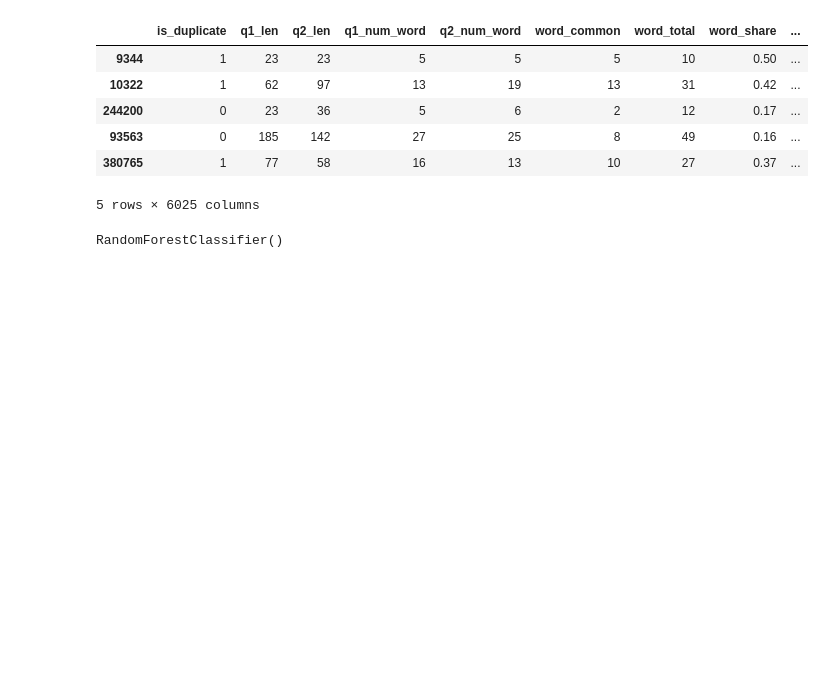
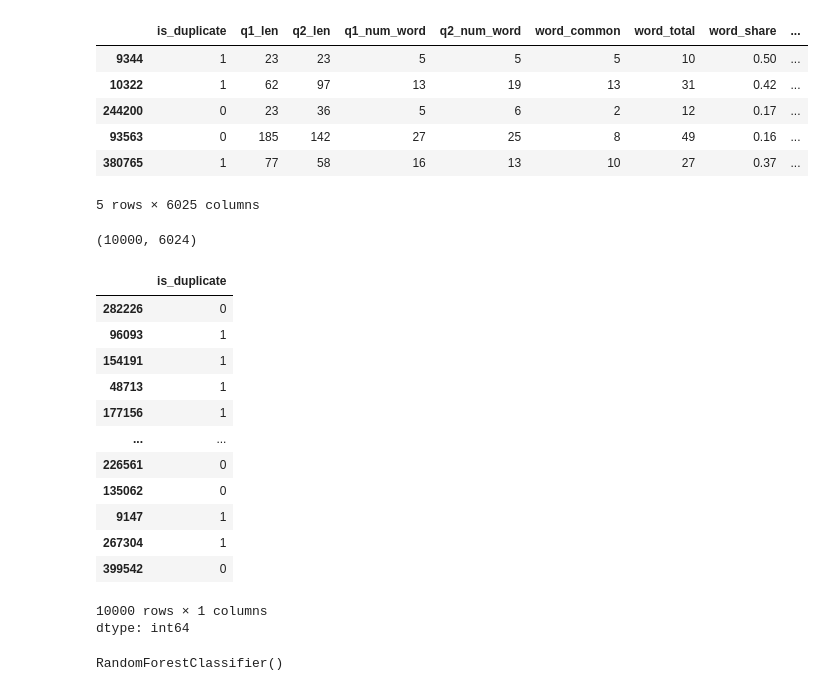
Before and after one commit to Ebratul/Python, a Jupyter notebook: NLP/NLP1_Duplicate_Question_Pairs_.ipynb, the cells around one changed output. Saved outputs shown, nothing was run; the diff lists cells and outputs as text; code cells hidden in the pictures; blank space fills up the shorter version.

```diff
--- a/NLP/NLP1_Duplicate_Question_Pairs_.ipynb
+++ b/NLP/NLP1_Duplicate_Question_Pairs_.ipynb
@@ -1315,9 +1325,27 @@ total_df.head()
 from sklearn.model_selection import train_test_split
 # %%
 x = total_df.iloc[:,1:]
-# x
-y = total_df.iloc[:,0]
-# y
+x.shape
+# %% [output]
+(10000, 6024)
+# %%
+y = total_df.iloc[:,0]
+y
+# %% [output]
+|  | is_duplicate |
+| 282226 | 0 |
+| 96093 | 1 |
+| 154191 | 1 |
+| 48713 | 1 |
+| 177156 | 1 |
+| ... | ... |
+| 226561 | 0 |
+| 135062 | 0 |
+| 9147 | 1 |
+| 267304 | 1 |
+| 399542 | 0 |
+10000 rows × 1 columns
+dtype: int64
 # %%
 x_train, x_test, y_train, y_test = train_test_split(x.values, y.values, test_size=0.2, random_state  = 32)
 # %%
```
Also changed, not shown: parts of 12 cells of this notebook.
